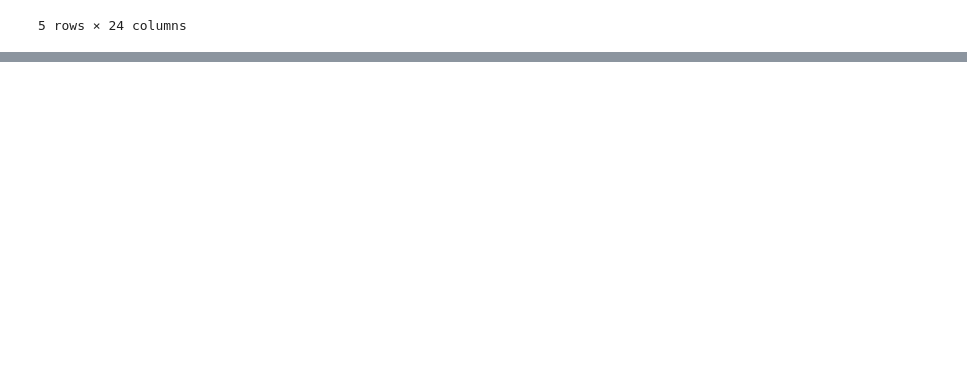
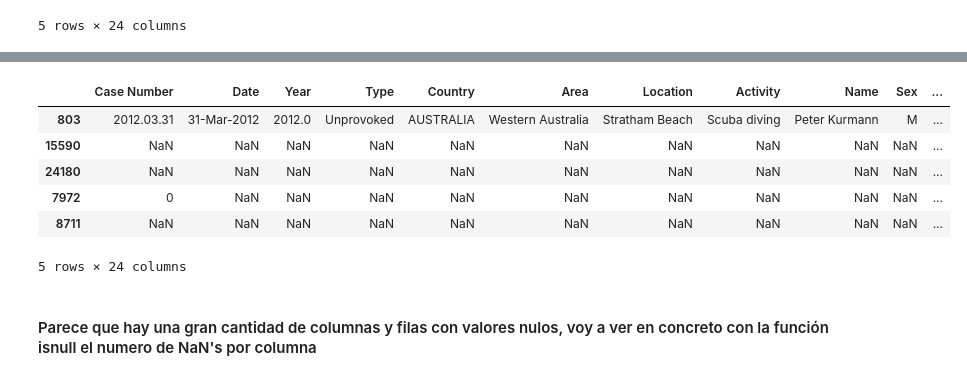
Before and after one commit to alvarogb1919/data-cleaning-pandas, a Jupyter notebook: clean.ipynb, the cells around one changed output, grey strips where cells are left out. Cells and saved outputs as stored; diff of their text form; code cells hidden in the pictures; blank space fills up the shorter version.

```diff
--- a/clean.ipynb
+++ b/clean.ipynb
@@ -15,0 +33,12 @@ sharks_data.head()
+# %%
+sharks_data.sample(5)
+# %% [output]
+|  | Case Number | Date | Year | Type | Country | Area | Location | Activity | Name | Sex | ... |
+| 803 | 2012.03.31 | 31-Mar-2012 | 2012.0 | Unprovoked | AUSTRALIA | Western Australia | Stratham Beach | Scuba diving | Peter Kurmann | M | ... |
+| 15590 | NaN | NaN | NaN | NaN | NaN | NaN | NaN | NaN | NaN | NaN | ... |
+| 24180 | NaN | NaN | NaN | NaN | NaN | NaN | NaN | NaN | NaN | NaN | ... |
+| 7972 | 0 | NaN | NaN | NaN | NaN | NaN | NaN | NaN | NaN | NaN | ... |
+| 8711 | NaN | NaN | NaN | NaN | NaN | NaN | NaN | NaN | NaN | NaN | ... |
+5 rows × 24 columns
+# %% [markdown]
+#### Parece que hay una gran cantidad de columnas y filas con valores nulos, voy a ver en concreto con la función isnull el numero de NaN's por columna
```
Also changed, not shown: parts of 30 cells of this notebook, 3 other files.
